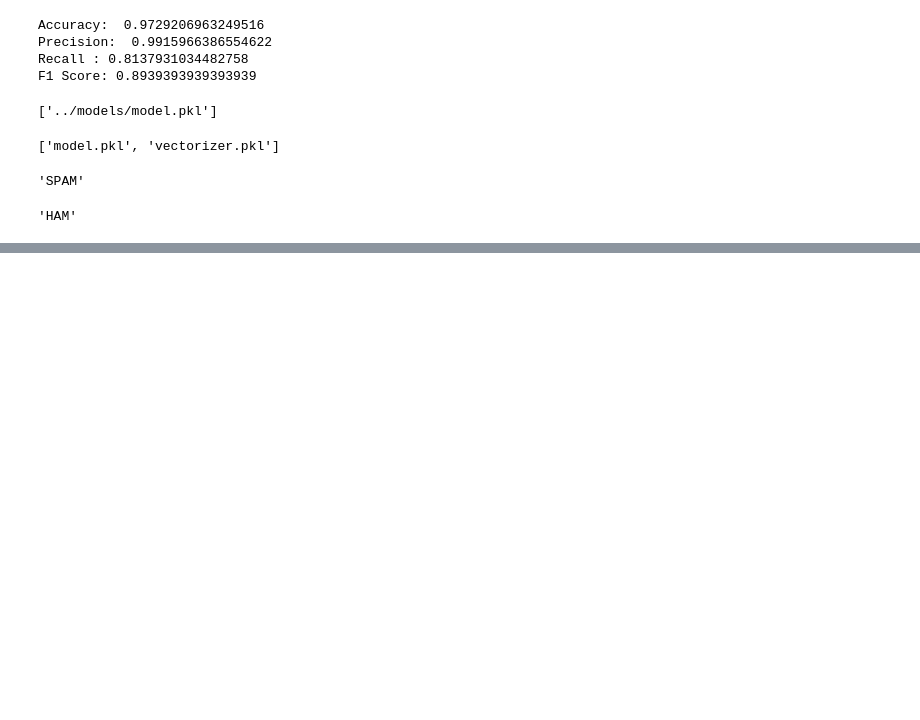
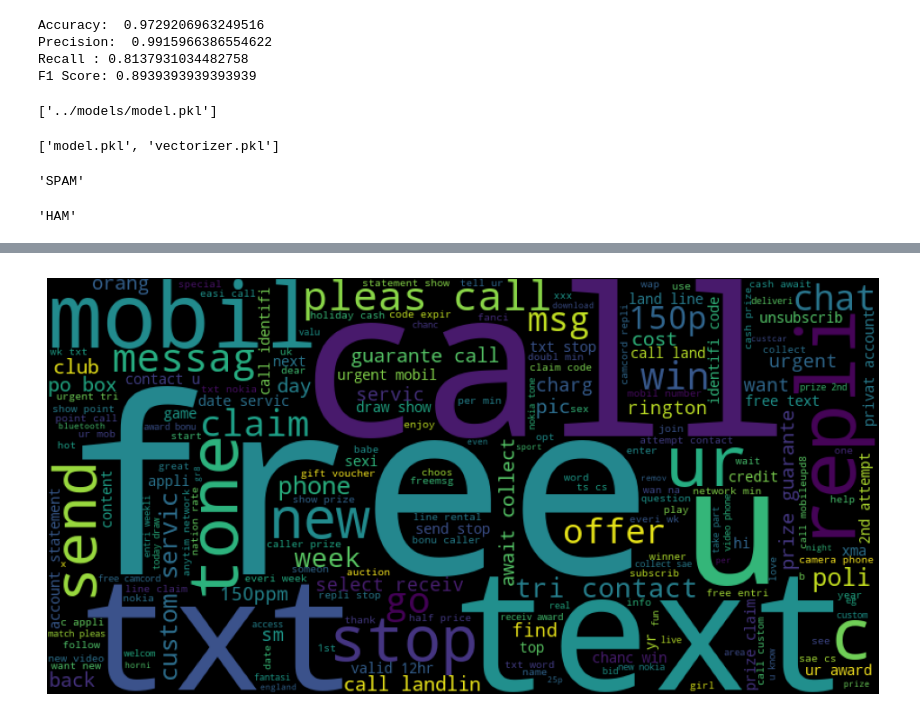
Before and after one commit to KhushiKaranjiya58/Spam-Message-Detection-Classifier, a Jupyter notebook: notebook/Untitled.ipynb, the cells around one changed output, grey strips where cells are left out. Saved outputs shown, nothing was run; the diff lists cells and outputs as text; code cells hidden in the pictures; blank space fills up the shorter version.

```diff
--- a/notebook/Untitled.ipynb
+++ b/notebook/Untitled.ipynb
@@ -372,0 +424,18 @@ predict_spam("Hey Khushi!, are you free for class tomorrow?")
+# %%
+from wordcloud import WordCloud
+spam_words = df[df['target']==1]['transformed_text'].str.cat(sep=" ")
+
+wc = WordCloud(
+    width=800,
+    height=400,
+    background_color='black'
+)
+
+spam_wc = wc.generate(spam_words)
+
+plt.figure(figsize=(12,6))
+plt.imshow(spam_wc)
+plt.axis("off")
+plt.show()
+# %% [output]
+[figure, added]
```
Also changed, not shown: parts of 26 cells of this notebook, 6 other files.
